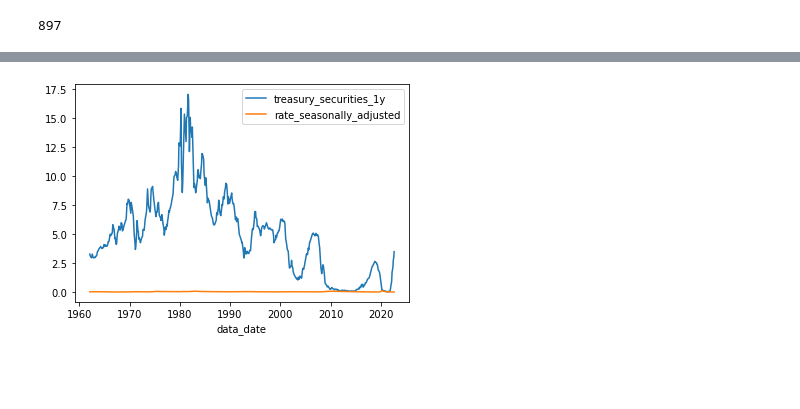
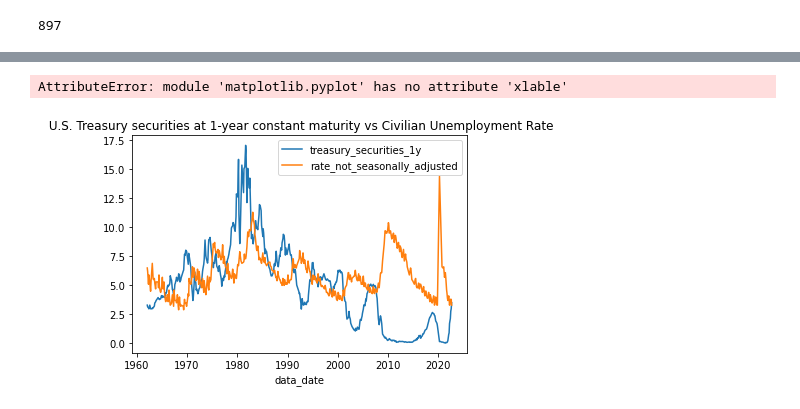
Before and after one commit to Shaunisme/Poject-2-ETL-on-datasets, a Jupyter notebook: pandas_etl.ipynb, the cells around one changed output, grey strips where cells are left out. Saved outputs shown, nothing was run; the diff lists cells and outputs as text; code cells hidden in the pictures; blank space fills up the shorter version.

Commit message:
fine tune plot

```diff
--- a/pandas_etl.ipynb
+++ b/pandas_etl.ipynb
@@ -234,8 +234,12 @@ full_df.head()
 
 import matplotlib.pyplot as plt
 import numpy as np
-# %%
-full_df.plot(x='data_date', y=['treasury_securities_1y', 'rate_seasonally_adjusted'])
-plt.show()
-# %% [output]
-[figure, removed]
+# %%
+full_df.plot(x='data_date', y=['treasury_securities_1y', 'rate_not_seasonally_adjusted'],xlable='Rate %',ylable='Date')
+plt.title(' U.S. Treasury securities at 1-year constant maturity vs Civilian Unemployment Rate')
+""" plt.xlable('Rate %')
+plt.ylable('Date') """
+plt.show()
+# %% [output]
+AttributeError: module 'matplotlib.pyplot' has no attribute 'xlable'
+[figure, added]
```
Also changed, not shown: parts of 2 cells of this notebook.
